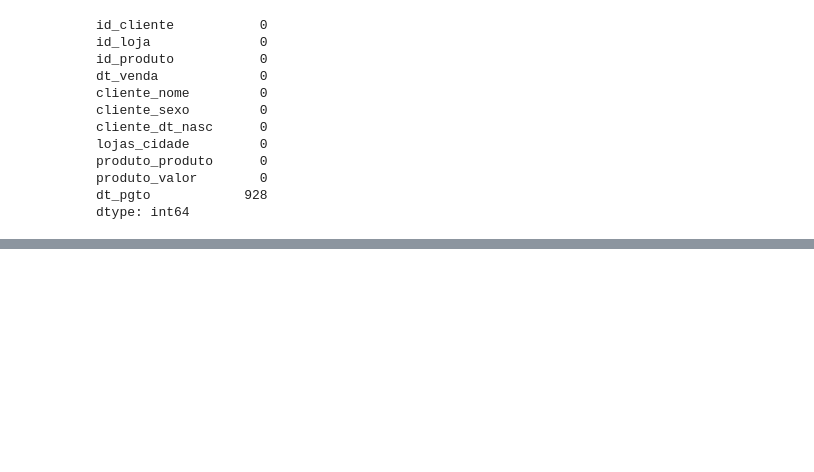
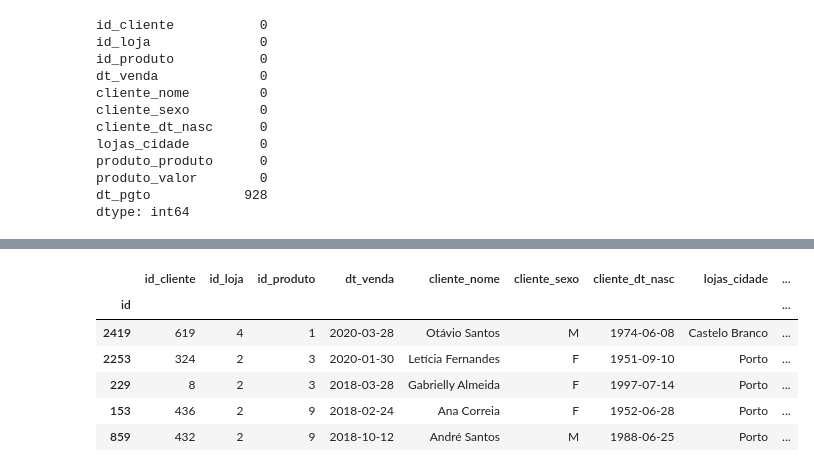
Before and after one commit to Gcango/Analise_Vendas_Soft_You, a Jupyter notebook: Soft_You_Analise_de_Vendas.ipynb, the cells around one changed output, grey strips where cells are left out. Saved outputs shown, nothing was run; the diff lists cells and outputs as text; code cells hidden in the pictures; blank space fills up the shorter version.

```diff
--- a/Soft_You_Analise_de_Vendas.ipynb
+++ b/Soft_You_Analise_de_Vendas.ipynb
@@ -446,0 +466,12 @@ dtype: int64
+# %%
+dados['Pagto'] = 1
+dados.loc[dados.dt_pgto.isnull(), 'Pagto'] = 0
+dados.sample(5)
+# %% [output]
+|  | id_cliente | id_loja | id_produto | dt_venda | cliente_nome | cliente_sexo | cliente_dt_nasc | lojas_cidade | ... |
+| id |  |  |  |  |  |  |  |  | ... |
+| 2419 | 619 | 4 | 1 | 2020-03-28 | Otávio Santos | M | 1974-06-08 | Castelo Branco | ... |
+| 2253 | 324 | 2 | 3 | 2020-01-30 | Letícia Fernandes | F | 1951-09-10 | Porto | ... |
+| 229 | 8 | 2 | 3 | 2018-03-28 | Gabrielly Almeida | F | 1997-07-14 | Porto | ... |
+| 153 | 436 | 2 | 9 | 2018-02-24 | Ana Correia | F | 1952-06-28 | Porto | ... |
+| 859 | 432 | 2 | 9 | 2018-10-12 | André Santos | M | 1988-06-25 | Porto | ... |
```
Also changed, not shown: parts of 12 cells of this notebook.
